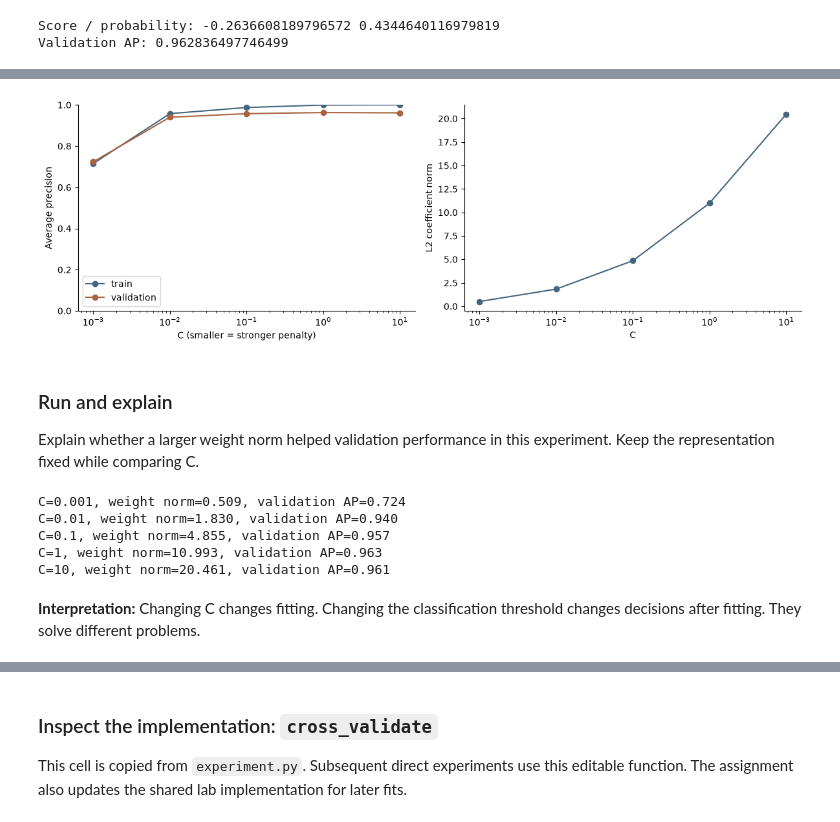
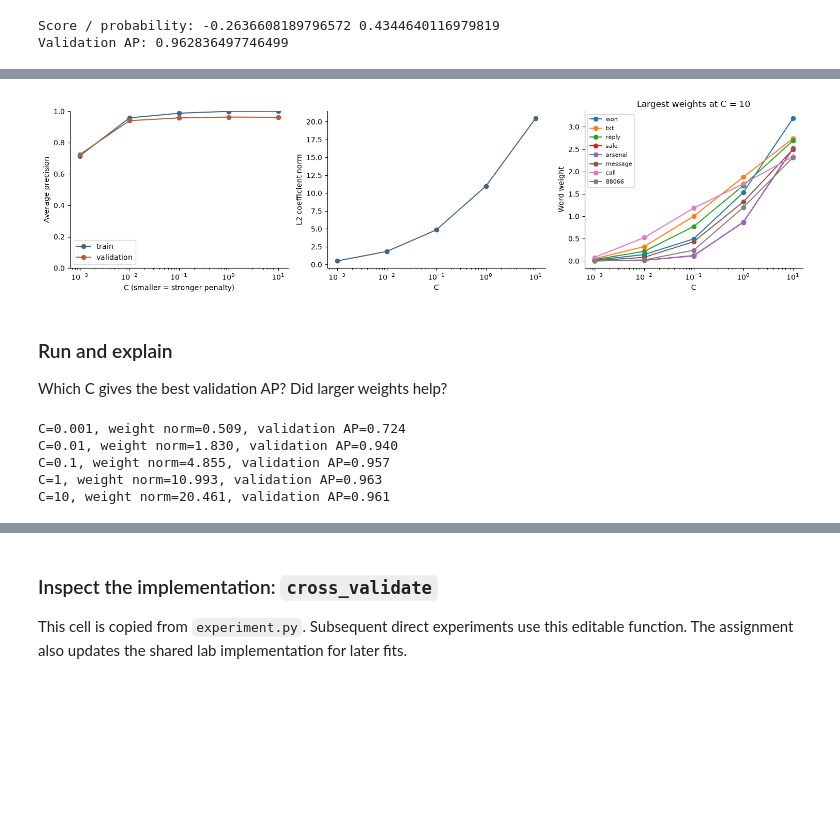
Before and after one commit to yulequan/STAT3612, a Jupyter notebook: src/tutorials/tutorial05/tutorial05.ipynb, the cells around one changed output, grey strips where cells are left out. Drawn from its saved outputs; the diff is of its cells as text; code cells hidden in the pictures; blank space fills up the shorter version.

```diff
--- a/src/tutorials/tutorial05/tutorial05.ipynb
+++ b/src/tutorials/tutorial05/tutorial05.ipynb
@@ -545,21 +557,25 @@ $$\min_{\mathbf w,b}\;\sum_i\ell(y_i,p_i)+\lambda\|\mathbf w\|_2^2,\qquad C\down
 # %%
 sweep = lab.regularization({"representation": "count"})
 Cs = [row["C"] for row in sweep["rows"]]
-fig, axes = plt.subplots(1, 2, figsize=(12, 4))
+fig, axes = plt.subplots(1, 3, figsize=(15, 4))
 for split, color in [("train", HAM), ("validation", SPAM)]:
     axes[0].semilogx(Cs, [row[split]["average_precision"] for row in sweep["rows"]], "o-", label=split, color=color)
 axes[0].set(xlabel="C (smaller = stronger penalty)", ylabel="Average precision", ylim=(0, 1))
 axes[0].legend()
 axes[1].semilogx(Cs, sweep["weights"], "o-", color=HAM)
 axes[1].set(xlabel="C", ylabel="L2 coefficient norm")
+for path in sweep["paths"]:
+    axes[2].semilogx(Cs, path["weights"], "o-", label=path["word"])
+axes[2].set(xlabel="C", ylabel="Word weight", title="Largest weights at C = 10")
+axes[2].legend(fontsize=8)
 plt.tight_layout()
 plt.show()
 # %% [output]
-[figure, old version]
+[figure, new version]
-# %% [markdown]
-### Run and explain
-
-Explain whether a larger weight norm helped validation performance in this experiment. Keep the representation fixed while comparing C.
+# %% [markdown]
+### Run and explain
+
+Which C gives the best validation AP? Did larger weights help?
 # %%
 for C in [.001, .01, .1, 1, 10]:
     model = build_model(C=C)
@@ -573,5 +589,3 @@ C=0.01, weight norm=1.830, validation AP=0.940
 C=0.1, weight norm=4.855, validation AP=0.957
 C=1, weight norm=10.993, validation AP=0.963
 C=10, weight norm=20.461, validation AP=0.961
-# %% [markdown]
-**Interpretation:** Changing C changes fitting. Changing the classification threshold changes decisions after fitting. They solve different problems.
```
Also changed, not shown: parts of 62 cells of this notebook, 10 other files.
